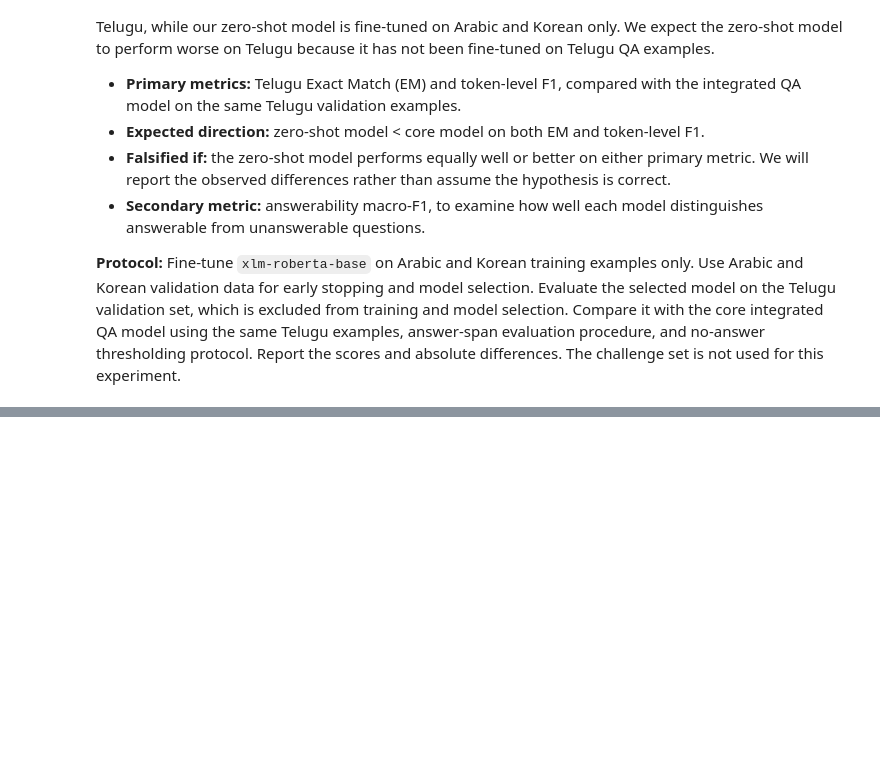
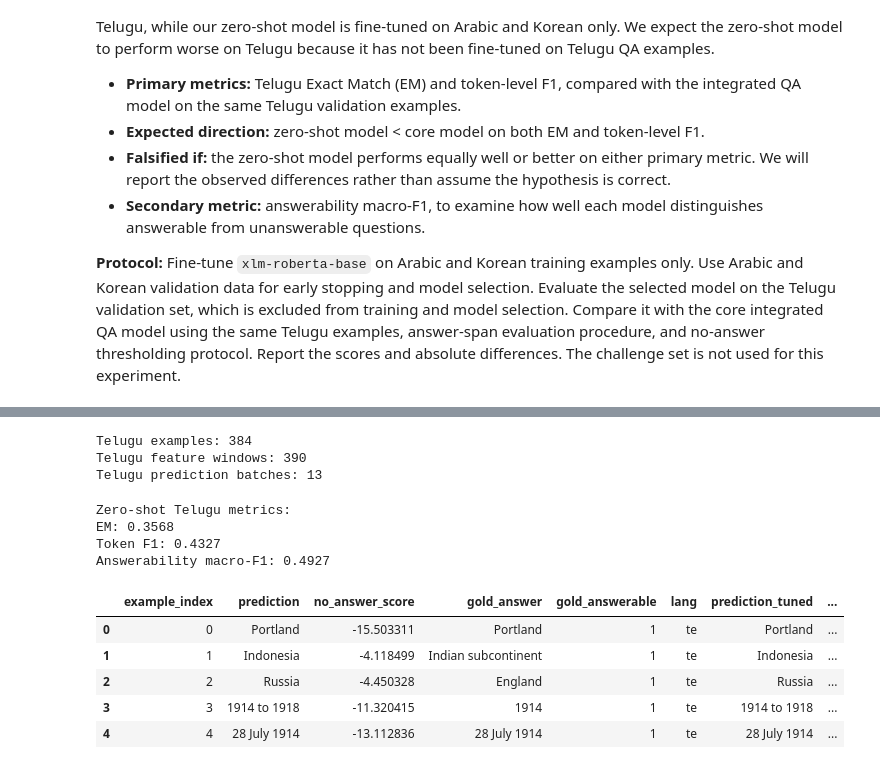
Before and after one commit to wiwillym/nlp-ku-project, a Jupyter notebook: notebooks/8_zero_shot.ipynb, the cells around one changed output, grey strips where cells are left out. Cells and saved outputs as stored; diff of their text form; code cells hidden in the pictures; blank space fills up the shorter version.

```diff
--- a/notebooks/8_zero_shot.ipynb
+++ b/notebooks/8_zero_shot.ipynb
@@ -632,0 +547,47 @@ Prediction batches: 25
+# %%
+from sklearn.metrics import f1_score
+
+telugu_prediction_features = prepare_prediction_features(telugu_features)
+telugu_dl = DataLoader(
+    telugu_prediction_features,
+    collate_fn=val_collate_fn,
+    batch_size=PREDICTION_BATCH_SIZE,
+    shuffle=False,
+)
+
+print("Telugu examples:", len(test_telugu))
+print("Telugu feature windows:", len(telugu_prediction_features))
+print("Telugu prediction batches:", len(telugu_dl))
+
+telugu_logits = predict(model, telugu_dl, device, description="Telugu evaluation")
+telugu_predictions = post_process_predictions(
+    test_telugu,
+    telugu_prediction_features,
+    telugu_logits,
+    threshold=np.inf,
+)
+telugu_predictions = add_gold_labels(telugu_predictions, test_telugu)
+zero_shot_predictions, zero_shot_metrics = calculate_metrics(
+    telugu_predictions,
+    best_threshold,
+)
+
+print("Zero-shot Telugu metrics:")
+for metric, value in zero_shot_metrics.items():
+    print(f"{metric}: {value:.4f}")
+
+display(zero_shot_predictions.head())
+# %% [output]
+Telugu examples: 384
+Telugu feature windows: 390
+Telugu prediction batches: 13
+Zero-shot Telugu metrics:
+EM: 0.3568
+Token F1: 0.4327
+Answerability macro-F1: 0.4927
+|  | example_index | prediction | no_answer_score | gold_answer | gold_answerable | lang | prediction_tuned | ... |
+| 0 | 0 | Portland | -15.503311 | Portland | 1 | te | Portland | ... |
+| 1 | 1 | Indonesia | -4.118499 | Indian subcontinent | 1 | te | Indonesia | ... |
+| 2 | 2 | Russia | -4.450328 | England | 1 | te | Russia | ... |
+| 3 | 3 | 1914 to 1918 | -11.320415 | 1914 | 1 | te | 1914 to 1918 | ... |
+| 4 | 4 | 28 July 1914 | -13.112836 | 28 July 1914 | 1 | te | 28 July 1914 | ... |
```
Also changed, not shown: parts of 28 cells of this notebook.
